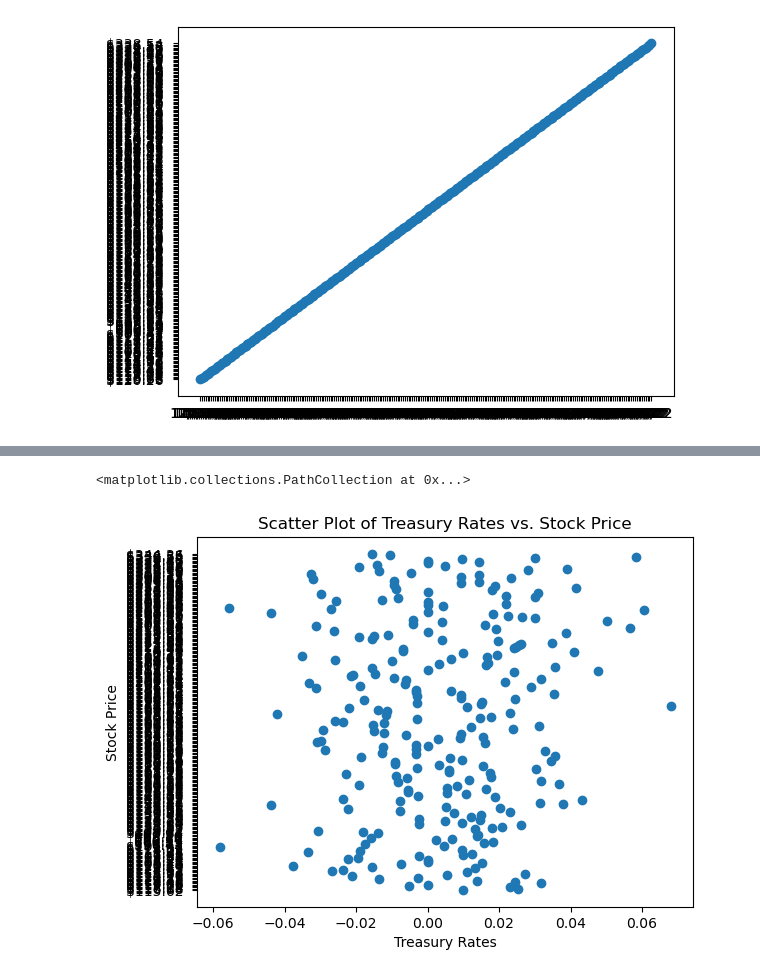
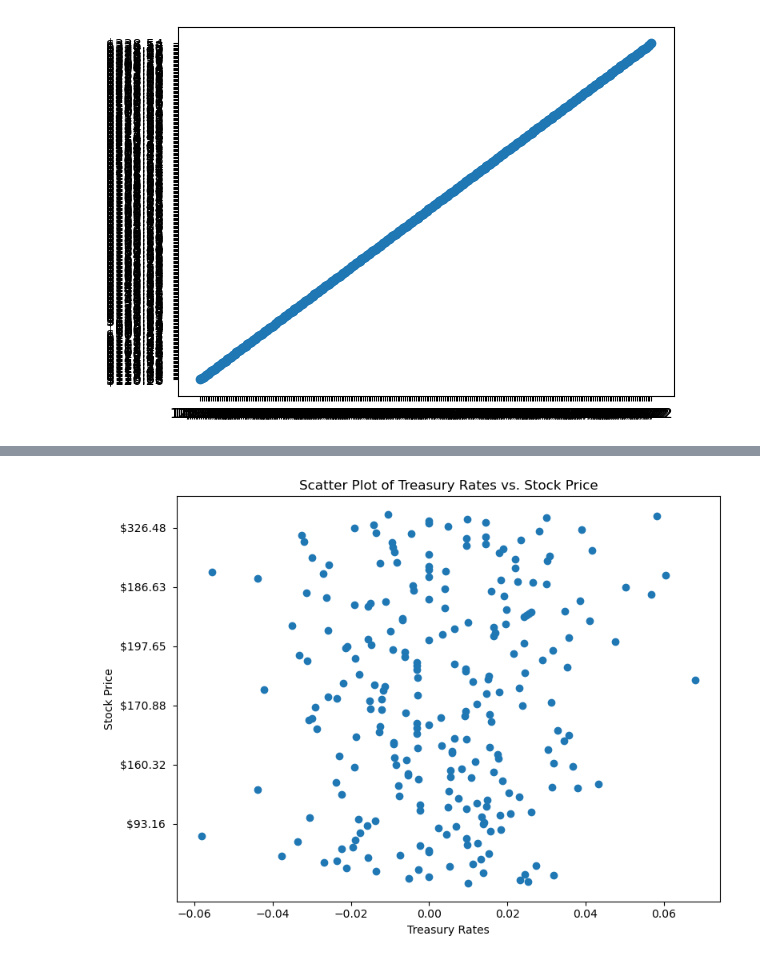
Before and after one commit to Marlon6598/NASDAQ-Project, a Jupyter notebook: MainFinGrab.ipynb, the cells around one changed output, grey strips where cells are left out. Saved outputs shown, nothing was run; the diff lists cells and outputs as text; code cells hidden in the pictures.

Commit message:
lin58 Working Scatter Plot Push
This is the scatter plot with the ticks and label issue solved on line 58.  Hopefully, we can apply this to all scatterplots.

```diff
--- a/MainFinGrab.ipynb
+++ b/MainFinGrab.ipynb
@@ -146,14 +147,17 @@ mergeIntRateFB.head()
 # %%
 LastClose = mergeIntRateFB["Close/Last"]
 IntRate = mergeIntRateFB["LT Composite > 10 Yrs"]
-
-
+plt.rcParams["figure.figsize"] = [8.00, 6.00]
+plt.rcParams["figure.autolayout"] = True
+fig, ax = plt.subplots()
+ytick_loc = [40, 80, 120, 160, 200, 240, 280, 320, 340]
+ax.set_yticks(ytick_loc)
+#plt.tick_params(left = False,labelleft = False)
 # Incorporate the other graph properties
 plt.title("Scatter Plot of Treasury Rates vs. Stock Price")
 plt.xlabel("Treasury Rates")
 plt.ylabel("Stock Price")
-
 plt.scatter(IntRate,LastClose)
+plt.show()
 # %% [output]
-<matplotlib.collections.PathCollection at 0x...>
-[figure, old version]
+[figure, new version]
```
Also changed, not shown: parts of 7 cells of this notebook.
